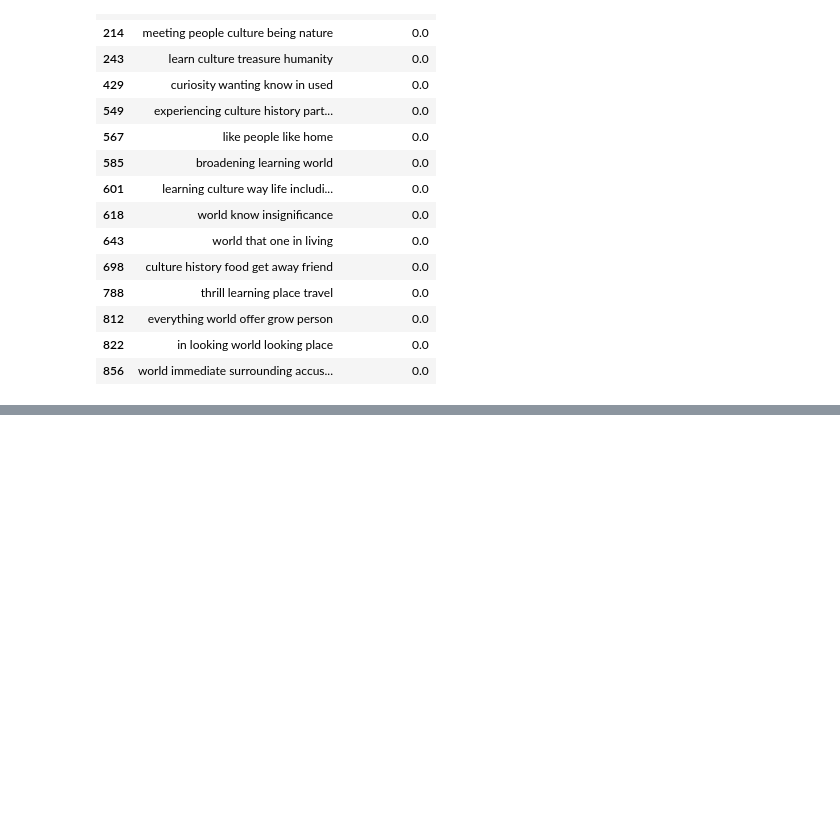
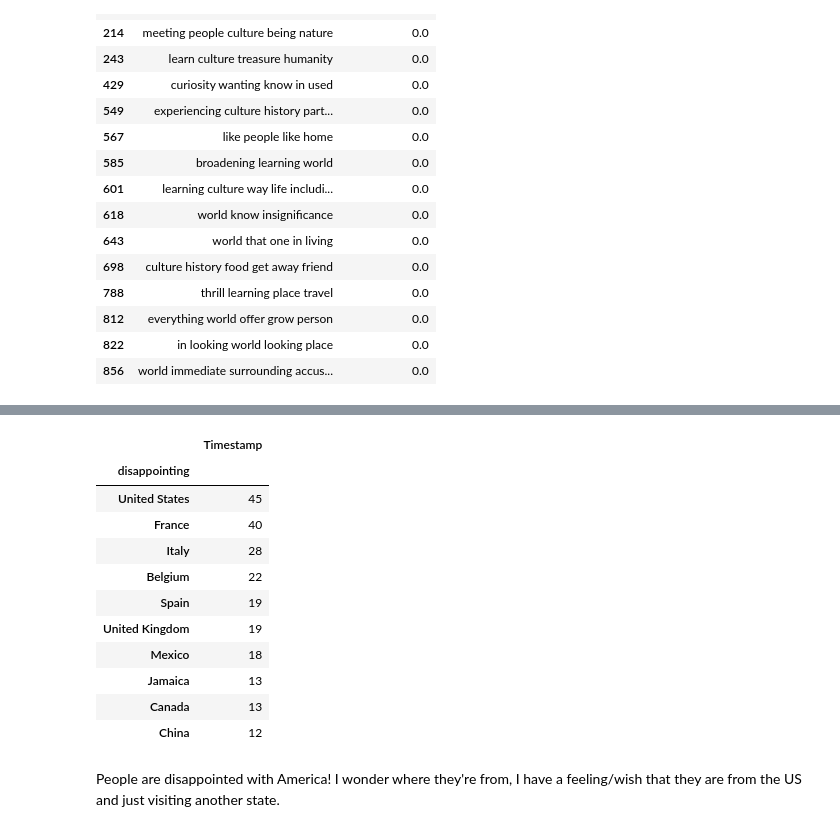
Before and after one commit to Ecboxer/travel, a Jupyter notebook: notebooks/explore.ipynb, the cells around one changed output, grey strips where cells are left out. Cells and saved outputs as stored; diff of their text form; code cells hidden in the pictures; blank space fills up the shorter version.

```diff
--- a/notebooks/explore.ipynb
+++ b/notebooks/explore.ipynb
@@ -1249,0 +1239,2 @@ Name: motivation_pr, dtype: object
+# %%
+df.rename(index=str, columns = {'Please choose which best describes you:': 'describes'}, inplace = True)
@@ -1249,0 +1254,2 @@ Name: motivation_pr, dtype: object
+# %%
+df.rename(index = str, columns = {'In which country was your most disappointing destination? ': 'disappointing'}, inplace = True)
@@ -1249,0 +1260,2 @@ Name: motivation_pr, dtype: object
+# %%
+df['disappointing'].fillna('None', inplace = True)
@@ -1249,0 +1285,17 @@ Name: motivation_pr, dtype: object
+# %%
+df[df['disappointing'] != 'None'].groupby('disappointing')[['Timestamp']].count().sort_values('Timestamp', ascending = False)[:10]
+# %% [output]
+|  | Timestamp |
+| disappointing |  |
+| United States | 45 |
+| France | 40 |
+| Italy | 28 |
+| Belgium | 22 |
+| Spain | 19 |
+| United Kingdom | 19 |
+| Mexico | 18 |
+| Jamaica | 13 |
+| Canada | 13 |
+| China | 12 |
+# %% [markdown]
+People are disappointed with America! I wonder where they're from, I have a feeling/wish that they are from the US and just visiting another state.
```
Also changed, not shown: parts of 67 cells of this notebook.
